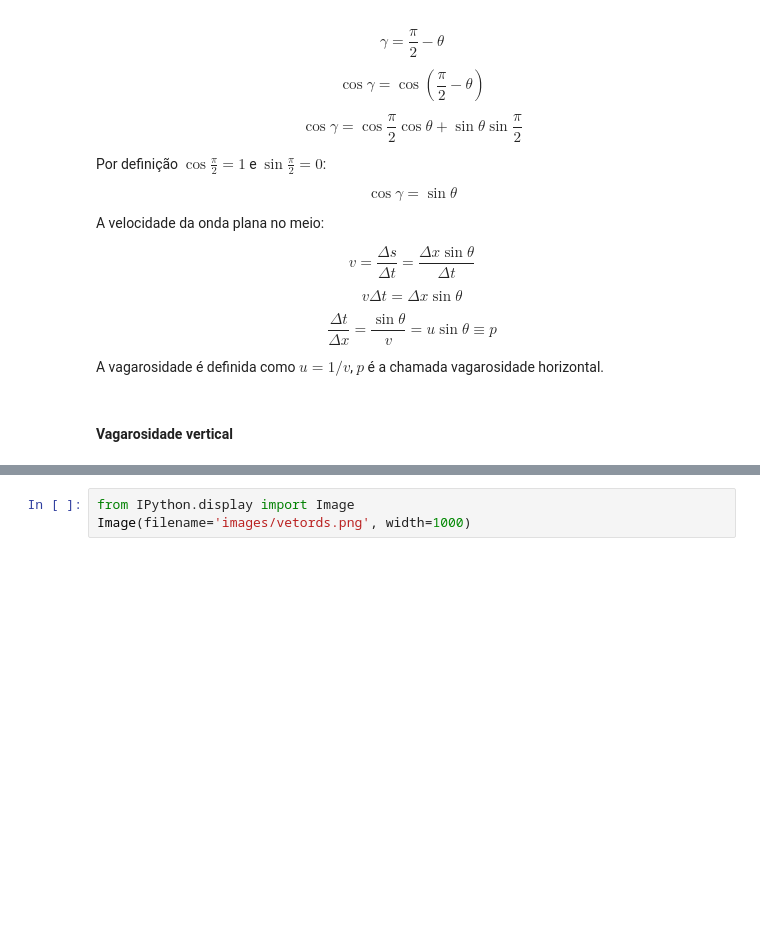
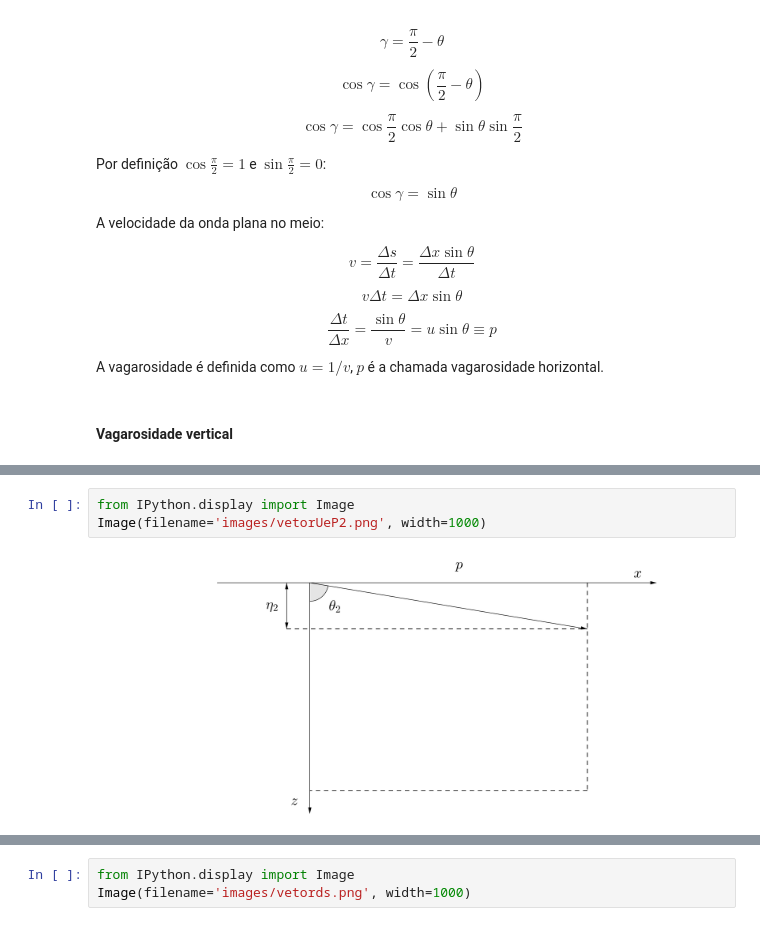
Before and after one commit to Geofisicando/introducao-teoria-raio, a Jupyter notebook: modeloOndasPlanas/TeoriaDoRaioModeloOndasPlanas.ipynb, the cells around one changed output, grey strips where cells are left out. Cells and saved outputs as stored; diff of their text form; blank space fills up the shorter version.

```diff
--- a/modeloOndasPlanas/TeoriaDoRaioModeloOndasPlanas.ipynb
+++ b/modeloOndasPlanas/TeoriaDoRaioModeloOndasPlanas.ipynb
@@ -40,0 +60,5 @@ A vagarosidade é definida como $u=1/v$, $p$ é a chamada vagarosidade horizonta
+# %%
+from IPython.display import Image
+Image(filename='images/vetorUeP2.png', width=1000)
+# %% [output]
+[figure, added]
```
Also changed, not shown: parts of 7 cells of this notebook, 7 other files.
